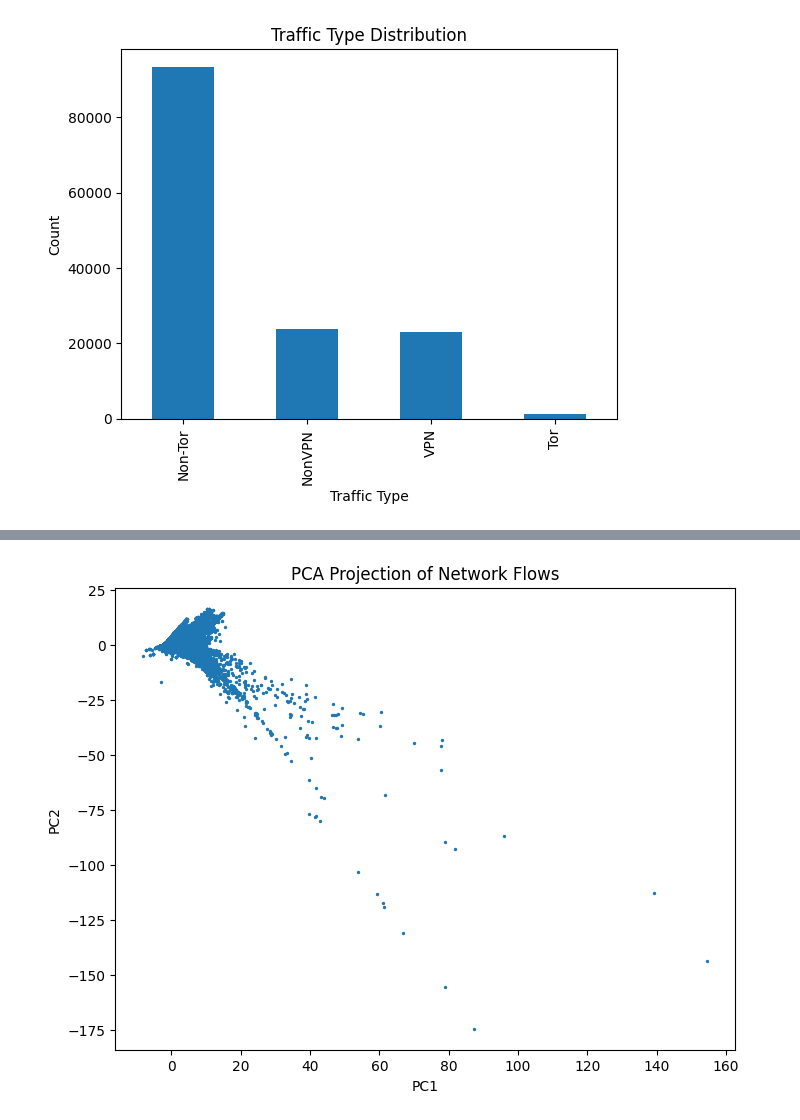
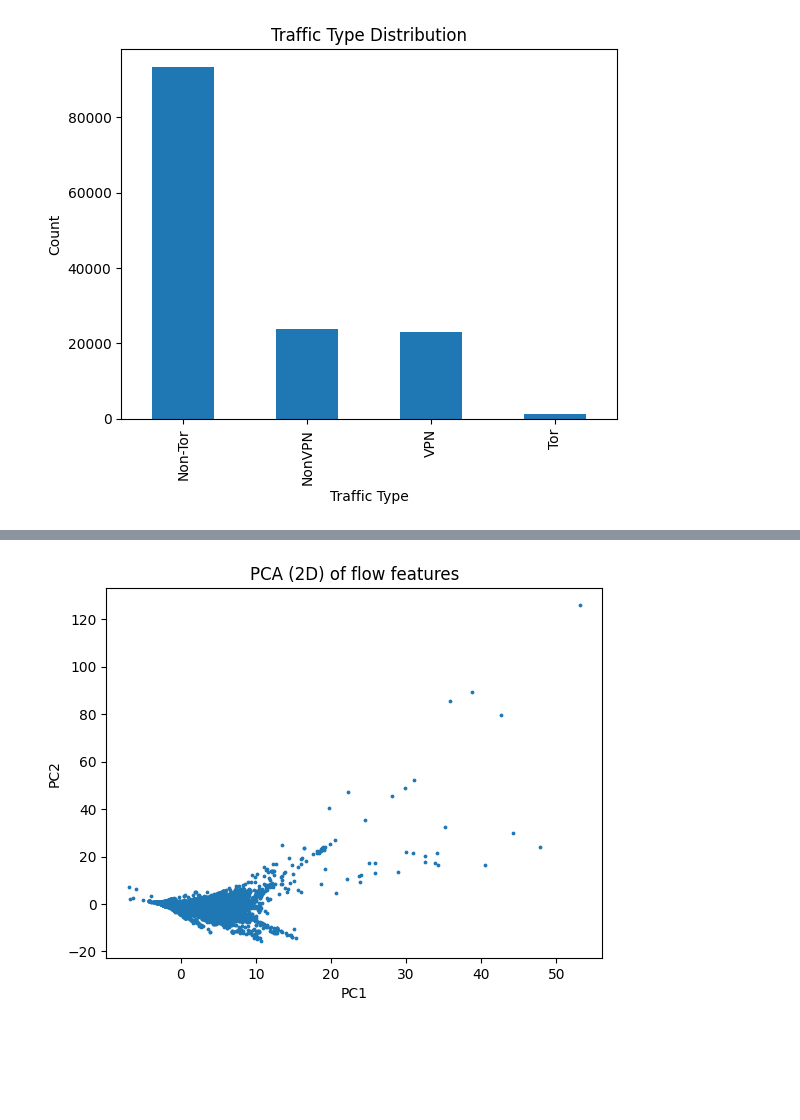
Before and after one commit to jaspindersingh919/CS4403-Project, a Jupyter notebook: Code/CS4403_Project_Notebook.ipynb, the cells around one changed output, grey strips where cells are left out. Cells and saved outputs as stored; diff of their text form; code cells hidden in the pictures; blank space fills up the shorter version.

```diff
--- a/Code/CS4403_Project_Notebook.ipynb
+++ b/Code/CS4403_Project_Notebook.ipynb
@@ -141,22 +146,22 @@ Name: count, dtype: int64
 # %%
-# Remove corrupted row in Label
-df = df[df['Label'].isin(['Non-Tor','NonVPN','VPN','Tor'])]
+# Keep only valid traffic labels (removes the corrupted '5494.505495' row)
+valid_labels = ["Non-Tor", "NonVPN", "VPN", "Tor"]
+df = df[df["Label"].isin(valid_labels)].copy()
 
-# Standardize Label.1 values
-df['Label.1'] = df['Label.1'].replace({
-    'AUDIO-STREAMING':'Audio-Streaming',
-    'Video-streaming':'Video-Streaming',
-    'File-transfer':'File-Transfer'
+# Standardize Label.1 naming
+df["Label.1"] = df["Label.1"].replace({
+    "AUDIO-STREAMING": "Audio-Streaming",
+    "Video-streaming": "Video-Streaming",
+    "File-transfer": "File-Transfer",
 })
 
-# Remove invalid Label.1 row
-df = df[df['Label.1'] != '0']
+# Remove invalid application label rows
+df = df[df["Label.1"].notna()].copy()
+df = df[df["Label.1"].astype(str).str.strip() != "0"].copy()
 
-print(df['Label'].value_counts())
-
-print("\n-----------------\n")
-
-print(df['Label.1'].value_counts())
+print(df["Label"].value_counts())
+print("\n---\n")
+print(df["Label.1"].value_counts())
 # %% [output]
 Label
 Non-Tor    93356
@@ -309,22 +293,18 @@ weighted avg       0.98      0.98      0.98     28306
 # %%
 from sklearn.decomposition import PCA
 from sklearn.preprocessing import StandardScaler
-import matplotlib.pyplot as plt
 
-# Standardize
-scaler = StandardScaler()
-X_scaled = scaler.fit_transform(X)
+X_s = X.sample(n=min(20000, len(X)), random_state=42)  # sample for speed
+X_scaled = StandardScaler().fit_transform(X_s.fillna(X_s.median(numeric_only=True)))
 
-# PCA
-pca = PCA(n_components=2)
+pca = PCA(n_components=2, random_state=42)
 X_pca = pca.fit_transform(X_scaled)
 
-# Plot
-plt.figure(figsize=(8,6))
-plt.scatter(X_pca[:,0], X_pca[:,1], s=2)
-plt.title("PCA Projection of Network Flows")
+plt.figure()
+plt.scatter(X_pca[:, 0], X_pca[:, 1], s=3)
+plt.title("PCA (2D) of flow features")
 plt.xlabel("PC1")
 plt.ylabel("PC2")
 plt.show()
 # %% [output]
-[figure, old version]
+[figure, new version]
```
Also changed, not shown: parts of 6 cells of this notebook.
